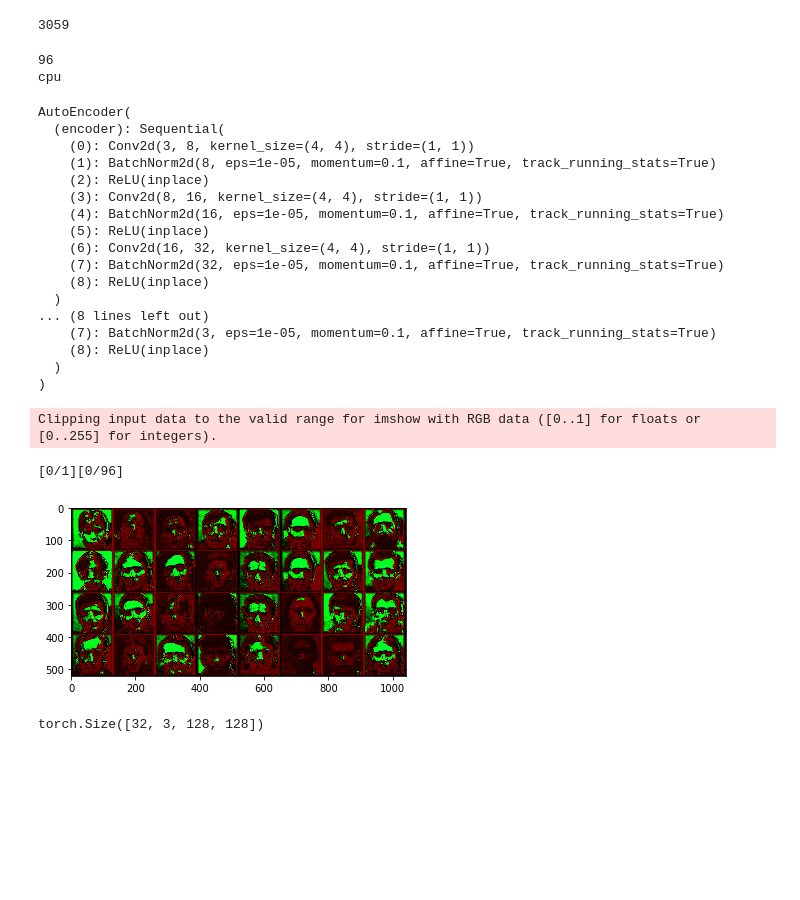
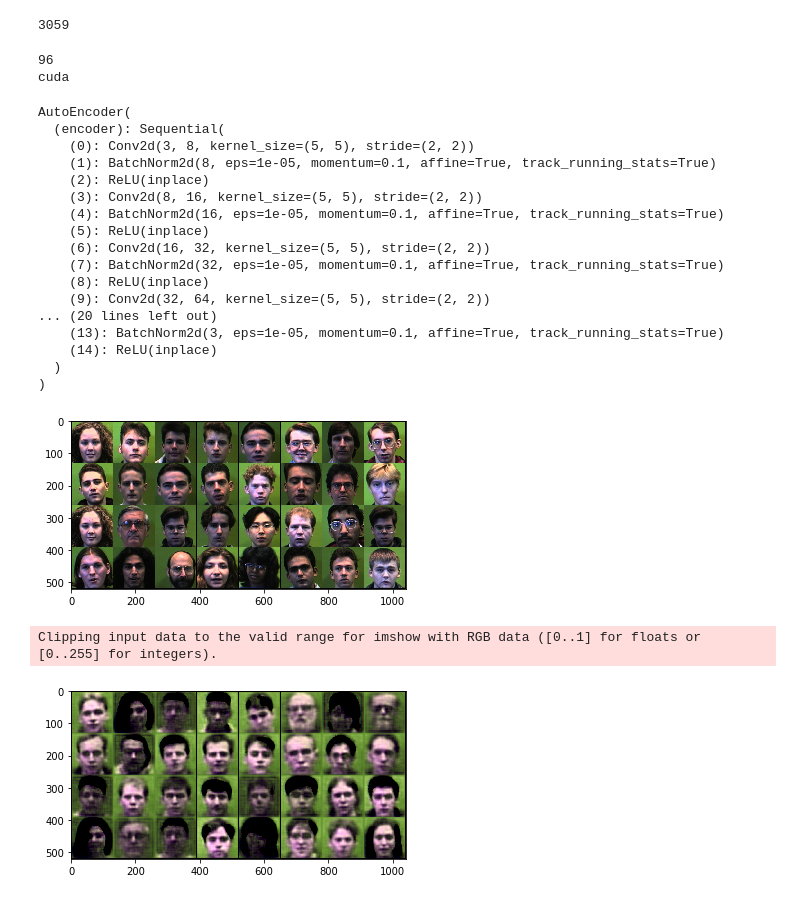
Before and after one commit to Jeet-007/DL_Assign02, a Jupyter notebook: AutoEncoder.ipynb, the cells around one changed output. Saved outputs shown, nothing was run; the diff lists cells and outputs as text; code cells hidden in the pictures; blank space fills up the shorter version.

```diff
--- a/AutoEncoder.ipynb
+++ b/AutoEncoder.ipynb
@@ -10,8 +10,9 @@ transform = transforms.Compose([
     transforms.CenterCrop(128),
     transforms.ToTensor()])
 
-dataset = torchvision.datasets.ImageFolder(root='/home/jeet/Downloads/work/SEM-VI/DL/Assignment2/faces94', transform=transform)
+dataset = torchvision.datasets.ImageFolder(root='/content/drive/My Drive/DL/faces94', transform=transform)
 print(len(dataset))
+# print(dataset[0])
 # %% [output]
 3059
 # %%
@@ -22,4 +23,4 @@ device = torch.device("cuda" if (torch.cuda.is_available()) else "cpu")
 print(device)
 # %% [output]
 96
-cpu
+cuda
@@ -61,38 +91,41 @@ class AutoEncoder(nn.Module):
 # %%
 autoencoder = AutoEncoder().to(device)
+autoencoder.apply(weights_init)
 print(autoencoder)
 # %% [output]
 AutoEncoder(
   (encoder): Sequential(
-    (0): Conv2d(3, 8, kernel_size=(4, 4), stride=(1, 1))
+    (0): Conv2d(3, 8, kernel_size=(5, 5), stride=(2, 2))
     (1): BatchNorm2d(8, eps=1e-05, momentum=0.1, affine=True, track_running_stats=True)
     (2): ReLU(inplace)
-    (3): Conv2d(8, 16, kernel_size=(4, 4), stride=(1, 1))
+    (3): Conv2d(8, 16, kernel_size=(5, 5), stride=(2, 2))
     (4): BatchNorm2d(16, eps=1e-05, momentum=0.1, affine=True, track_running_stats=True)
     (5): ReLU(inplace)
-    (6): Conv2d(16, 32, kernel_size=(4, 4), stride=(1, 1))
+    (6): Conv2d(16, 32, kernel_size=(5, 5), stride=(2, 2))
     (7): BatchNorm2d(32, eps=1e-05, momentum=0.1, affine=True, track_running_stats=True)
     (8): ReLU(inplace)
-  )
-... (8 lines left out)
-    (7): BatchNorm2d(3, eps=1e-05, momentum=0.1, affine=True, track_running_stats=True)
-    (8): ReLU(inplace)
+    (9): Conv2d(32, 64, kernel_size=(5, 5), stride=(2, 2))
+... (20 lines left out)
+    (13): BatchNorm2d(3, eps=1e-05, momentum=0.1, affine=True, track_running_stats=True)
+    (14): ReLU(inplace)
   )
 )
 # %%
 import matplotlib.pyplot as plt
 import numpy as np
 
 def imshow(img):
     npimg = img.numpy()
     plt.imshow(np.transpose(npimg, (1, 2, 0)))
+    plt.grid(False)
     plt.show()
 
 
-# dataiter = iter(dataloader)
-# images, labels = dataiter.next()
+dataiter = iter(dataloader)
+images, labels = dataiter.next()
 
-# print(images.shape)
 # show images
-# imshow(torchvision.utils.make_grid(images))
+imshow(torchvision.utils.make_grid(images))
+# %% [output]
+[figure, added]
 # %%
@@ -102,7 +136,7 @@ lr = 0.0001
 
 optimizerA = torch.optim.Adam(autoencoder.parameters(), lr=lr)
 # %%
-epochs = 1
+epochs = 50
 for epoch in range(epochs):
     for i, data in enumerate(dataloader, 0):
         if i<len(dataloader)-1:
@@ -111,7 +145,7 @@ for epoch in range(epochs):
             real_cpu = data[0].to(device)
         #     print(autoencoder(real_cpu))
             #imshow(torchvision.utils.make_grid(real_cpu))
-            out = autoencoder(real_cpu)
+            out, vec = autoencoder(real_cpu)
 #             print(out.shape)
             #imshow(torchvision.utils.make_grid(out.detach()))
 
@@ -121,12 +155,7 @@ for epoch in range(epochs):
             optimizerA.step()
 
             if i%50 == 0 or i==len(dataloader)-2:
-                print('[%d/%d][%d/%d]\t' % (epoch, epochs, i, len(dataloader)))
-                imshow(torchvision.utils.make_grid(out.detach()))
-                print(out.shape)
-            break
+                print('[%d/%d][%d/%d]\t loss: %0.3f\t' % (epoch, epochs, i, len(dataloader), loss.item()))
+                imshow(torchvision.utils.make_grid(out.cpu().detach()))
+#                 print(out.cpu())
+#             break
-# %% [output]
-Clipping input data to the valid range for imshow with RGB data ([0..1] for floats or [0..255] for integers).
-[0/1][0/96]
-[figure, removed]
-torch.Size([32, 3, 128, 128])
@@ -132,0 +175,16 @@ torch.Size([32, 3, 128, 128])
+# %%
+#modal testing
+autoencoder.eval()
+for i, data in enumerate(dataloader, 0):
+  real_cpu = data[0].to(device)
+  out, vec = autoencoder(real_cpu)
+  for v, cl in zip(vec.detach().cpu(), data[1]):
+    v = np.append(v, classes[cl.item()])
+    writer = csv.writer(csvFile)
+    writer.writerow(v)
+  imshow(torchvision.utils.make_grid(out.cpu().detach()))
+
+csvFile.close()
+# %% [output]
+Clipping input data to the valid range for imshow with RGB data ([0..1] for floats or [0..255] for integers).
+[figure, added]
```
Also changed, not shown: parts of 6 cells of this notebook, 2 other files.
